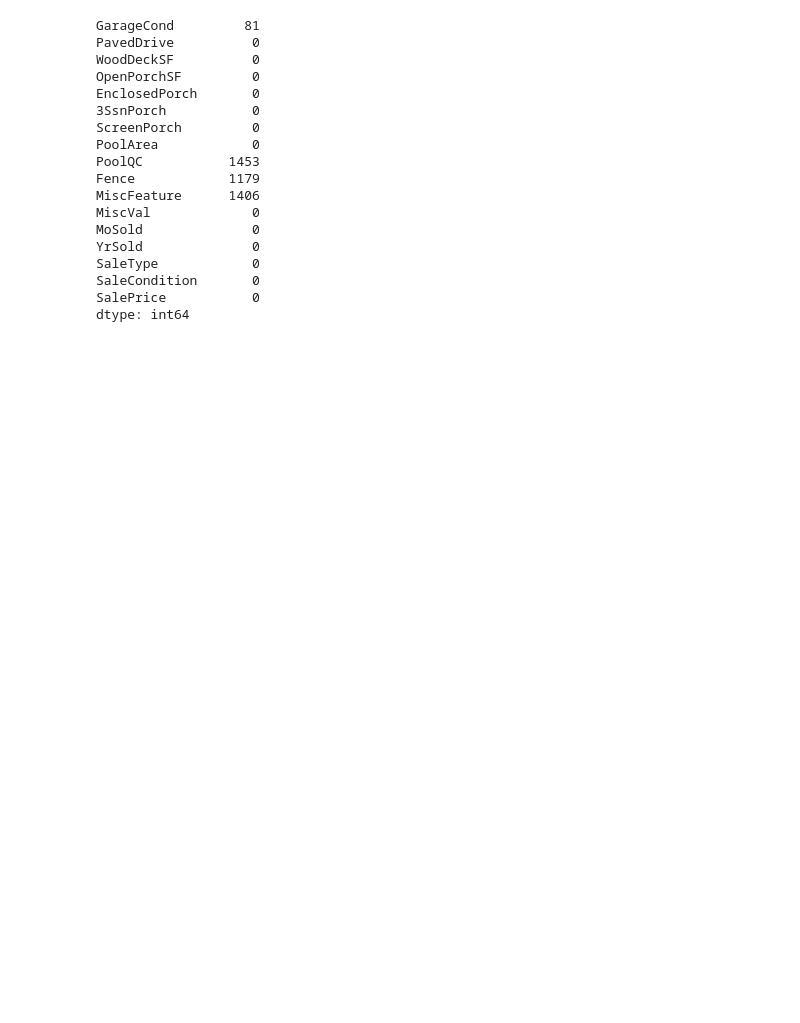
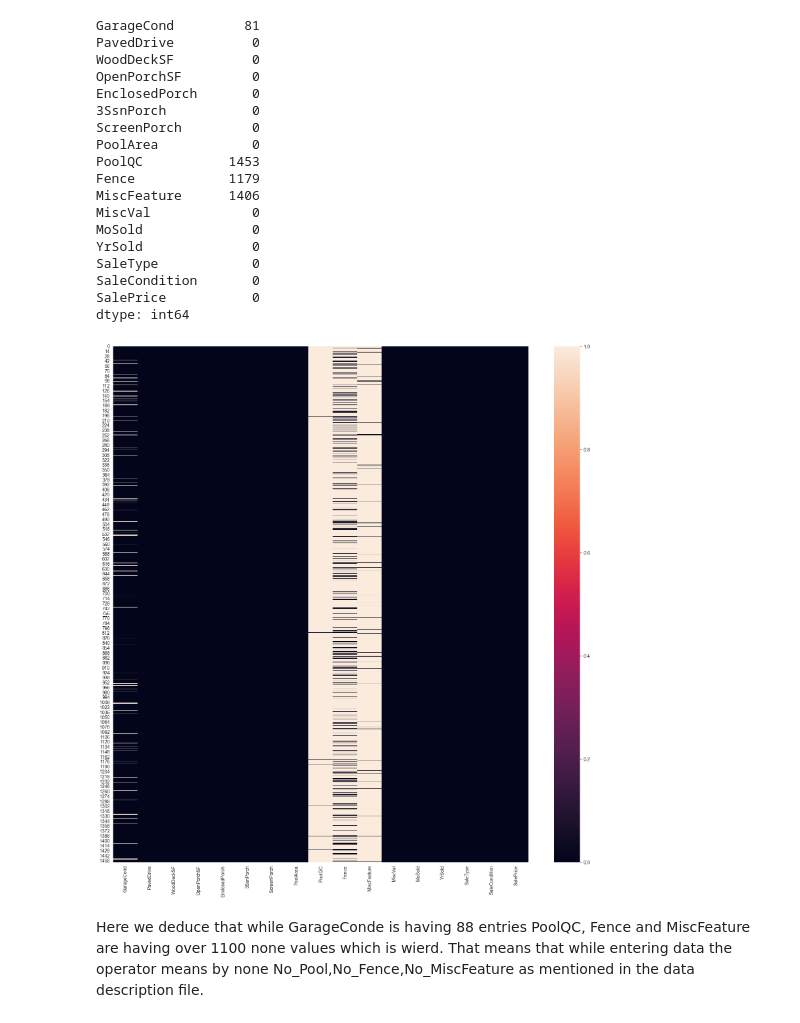
Before and after one commit to ziad-jradeh/House-Prices-Prediction, a Jupyter notebook: cols_64_80_ERD.ipynb, the cells around one changed output. Drawn from its saved outputs; the diff is of its cells as text; code cells hidden in the pictures; blank space fills up the shorter version.

```diff
--- a/cols_64_80_ERD.ipynb
+++ b/cols_64_80_ERD.ipynb
@@ -127,3 +127,12 @@ SaleType            0
 SaleCondition       0
 SalePrice           0
 dtype: int64
+# %%
+# show where you have null values in  heatmap
+plt.figure(figsize=(20,20))
+sns.heatmap(cols_64_80.isnull())
+plt.show()
+# %% [output]
+[figure, added]
+# %% [markdown]
+Here we deduce that while GarageConde is having 88 entries PoolQC, Fence and MiscFeature are having over 1100 none values which is wierd. That means that while entering data the operator means by none No_Pool,No_Fence,No_MiscFeature as  mentioned in the data description file.
```
Also changed, not shown: parts of 8 cells of this notebook.
